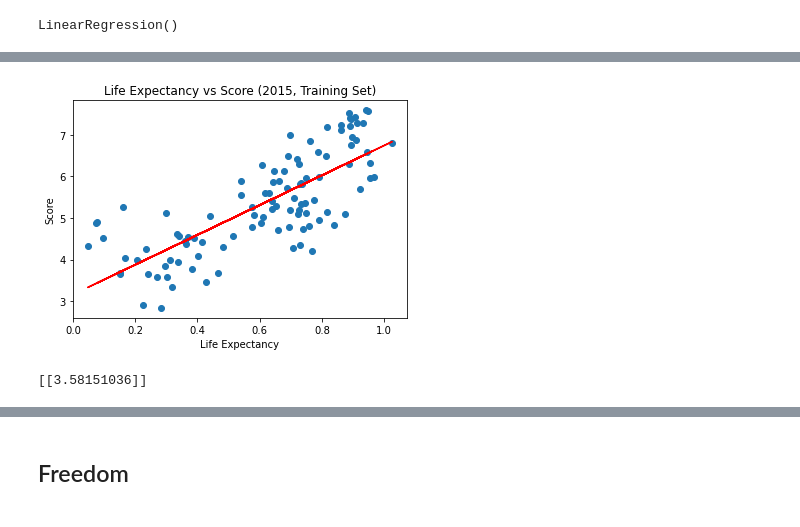
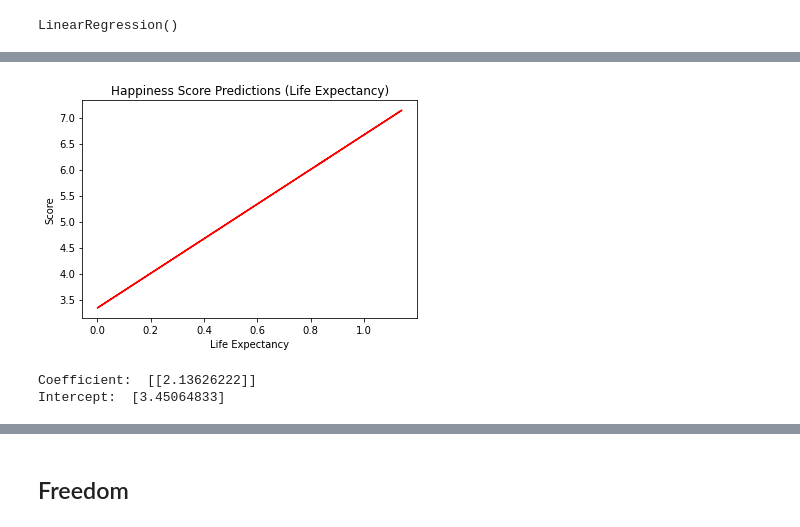
Before and after one commit to vyu821/world-happiness-analysis, a Jupyter notebook: happiness_machine_learning_model.ipynb, the cells around one changed output, grey strips where cells are left out. Drawn from its saved outputs; the diff is of its cells as text; code cells hidden in the pictures.

```diff
--- a/happiness_machine_learning_model.ipynb
+++ b/happiness_machine_learning_model.ipynb
@@ -424,5 +321,5 @@ Test size for these models is 1/3 since this is a standard test size. We don't w
 # %%
 # Split dependent and independent variables
-X = df_2015.Economy.values.reshape(-1, 1)
+X = df['Economy'].values.reshape(-1, 1)
 X.shape
 # %% [output]
@@ -430,5 +327,5 @@ X.shape
 # %%
-y = df_2015.Score.values.reshape(-1, 1)
+y = df['Score'].values.reshape(-1, 1)
 # %%
 # Splitting the dataset into the Training set and Test set
 X_train, X_test, y_train, y_test = train_test_split(X, y, test_size=1/3, random_state=0)
@@ -535,6 +420,6 @@ print(model_social_support.coef_)
 ## Life Expectancy
 # %%
 # Split dependent and independent variables
-X = df_2015.Life_Expectancy.values.reshape(-1, 1)
+X = df['Life_Expectancy'].values.reshape(-1, 1)
 X.shape
 # %% [output]
@@ -542,5 +427,5 @@ X.shape
 # %%
-y = df_2015.Score.values.reshape(-1, 1)
+y = df['Score'].values.reshape(-1, 1)
 # %%
 # Splitting the dataset into the Training set and Test set
 X_train, X_test, y_train, y_test = train_test_split(X, y, test_size=1/3, random_state=0)
@@ -561,14 +446,14 @@ print(y_pred.shape)
 # %%
 # Plot Training Prediction
-plt.scatter(X_train, y_train)
 plt.plot(X_train, y_pred, color='red')
-plt.title("Life Expectancy vs Score (2015, Training Set)")
+plt.title("Happiness Score Predictions (Life Expectancy)")
 plt.xlabel('Life Expectancy')
 plt.ylabel('Score')
 plt.show()
 
-# print slope of line
-print(model_life_expectancy.coef_)
+print('Coefficient: ', model_economy.coef_)
+print('Intercept: ', model_economy.intercept_)
 # %% [output]
-[figure, old version]
+[figure, new version]
-[[3.58151036]]
+Coefficient:  [[2.13626222]]
+Intercept:  [3.45064833]
```
Also changed, not shown: parts of 238 cells of this notebook.
